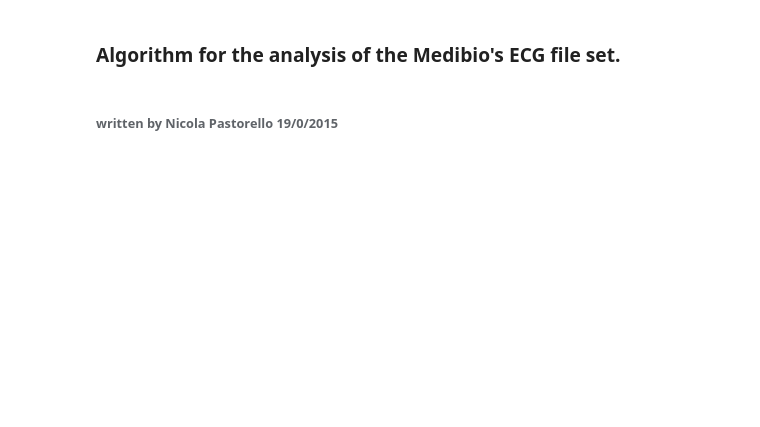
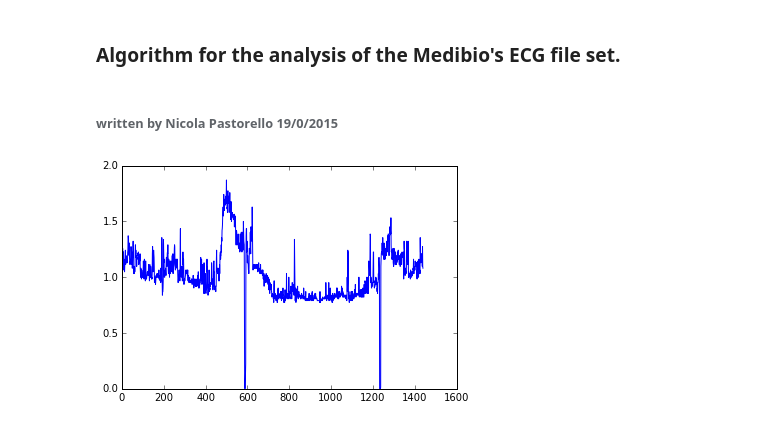
Before and after one commit to pastorenick/StressTest, a Jupyter notebook: Stress_analysis_dataAnalysis.ipynb, the cells around one changed output. Drawn from its saved outputs; the diff is of its cells as text; code cells hidden in the pictures; blank space fills up the shorter version.

```diff
--- a/Stress_analysis_dataAnalysis.ipynb
+++ b/Stress_analysis_dataAnalysis.ipynb
@@ -50,3 +69,20 @@ def rollingGini(values, binSize=1):
 fileIn = open('dicDF.dat', 'rb')
 dicDF = pickle.load(fileIn)
 fileIn.close()
+
+# Extracting time in minutes
+mm = []
+for jj in dicDF[dicDF.keys()[0]]['time']:
+    mm.append(jj.hours*60.+jj.minutes)
+
+mm = np.array(mm)
+# %%
+# Example of data
+index = np.random.randint(0, len(dicDF))
+keyDic = dicDF.keys()[index]
+try:
+    plot(mm, dicDF[keyDic]['hb']/np.median(dicDF[keyDic]['hb']))
+except:
+    plot(mm[:-1], dicDF[keyDic]['hb']/np.median(dicDF[keyDic]['hb']))
+# %% [output]
+[figure, added]
```
Also changed, not shown: parts of 20 cells of this notebook, 2 other files.
